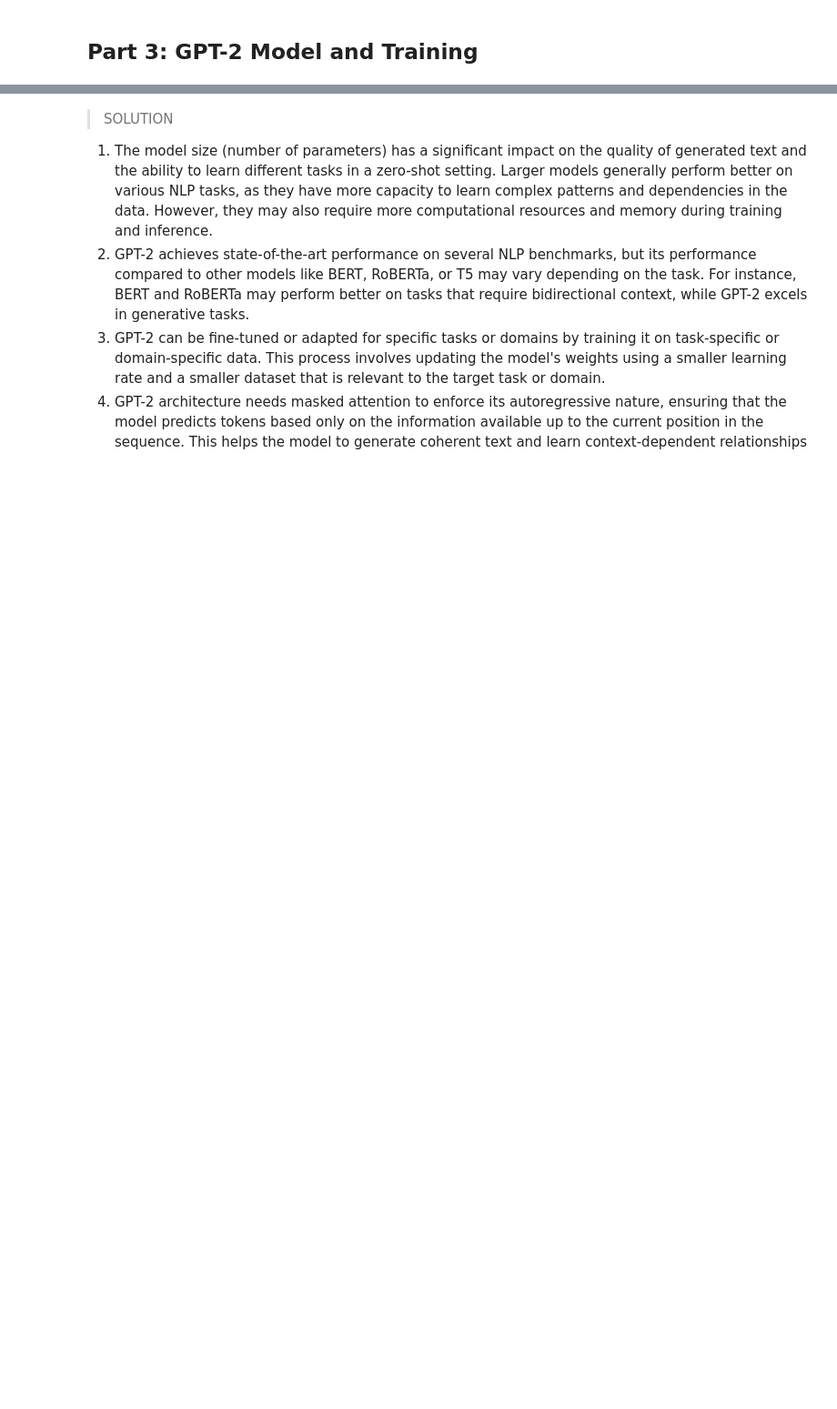
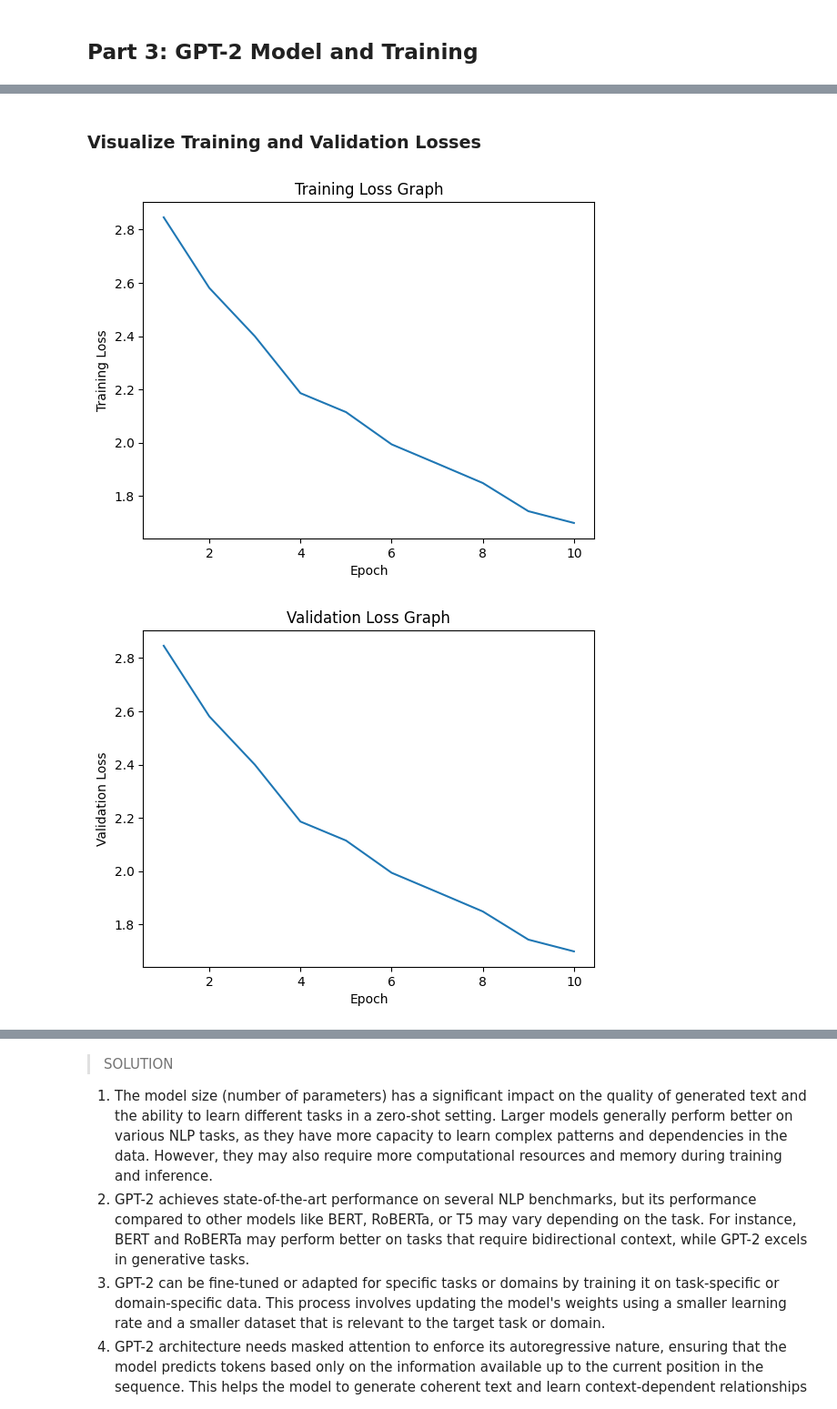
Before and after one commit to KevinLiu819/CS182_FP_Student, a Jupyter notebook: nanogpt.ipynb, the cells around one changed output, grey strips where cells are left out. Shown: that part at 91% size. Drawn from its saved outputs; the diff is of its cells as text; code cells hidden in the pictures; blank space fills up the shorter version.

Commit message:
Added train shakespeare and fixed transformer layer test cases

```diff
--- a/nanogpt.ipynb
+++ b/nanogpt.ipynb
@@ -311,7 +325,7 @@ class MultiHeadAttention(nn.Module):
         # raise NotImplementedError()
         _, _, seq_len, d_head = Q.shape
         weights = Q @ K.transpose(-2, -1) / (d_head ** 0.5)
-        mask = torch.tril(torch.ones(seq_len, seq_len))
+        mask = torch.tril(torch.ones((seq_len, seq_len), device=Q.device))
         masked_weights = weights.masked_fill(mask == 0, float('-inf'))
         return nn.functional.softmax(masked_weights, -1) @ V
 
@@ -535,0 +653,12 @@ def train_gpt(model, optimizer, criterion, dataloader, epochs: int, device='cpu'
+# %%
+# MODIFY CODE HERE
+batch_size = 64 # 32
+vocab_size = 65 # 65
+d_model = 384 # 256
+n_layers = 6 # 1
+n_heads = 6 # 4
+dropout = 0.2 # 0.1
+block_size = 100 # 8
+epochs = 10 # 10
+weight_decay = 1e-3 # 1e-4
+learning_rate = 3e-4 # 1e-4
@@ -535,0 +667,17 @@ def train_gpt(model, optimizer, criterion, dataloader, epochs: int, device='cpu'
+# %%
+# Initialize model
+model = GPT2(vocab_size, d_model, n_layers, n_heads, block_size, dropout)
+optimizer = torch.optim.AdamW(model.parameters(), lr=learning_rate, weight_decay=weight_decay)
+train_dataset = ShakespeareDataset(batch_size, block_size, True)
+train_dataloader = torch.utils.data.DataLoader(train_dataset, batch_size=batch_size, shuffle=True)
+val_dataset = ShakespeareDataset(batch_size, block_size, False)
+val_dataloader = torch.utils.data.DataLoader(train_dataset, batch_size=batch_size, shuffle=True)
+device = torch.device('cuda') if torch.cuda.is_available() else torch.device('cpu')
+model.to(device)
+
+# Train and test model
+train_losses, val_losses = train_gpt(model, optimizer, train_dataloader, val_dataloader, epochs, device)
+final_loss = val_losses[-1]
+
+# Save for autograder
+submitter.submission_data["Shakespeare"] = final_loss
@@ -535,0 +695,19 @@ def train_gpt(model, optimizer, criterion, dataloader, epochs: int, device='cpu'
+# %% [markdown]
+### Visualize Training and Validation Losses
+# %%
+# Training Loss Graph
+plt.plot(np.arange(1, epochs + 1), train_losses)
+plt.title("Training Loss Graph")
+plt.xlabel("Epoch")
+plt.ylabel("Training Loss")
+plt.show()
+
+# Validation Loss Graph
+plt.plot(np.arange(1, epochs + 1), train_losses)
+plt.title("Validation Loss Graph")
+plt.xlabel("Epoch")
+plt.ylabel("Validation Loss")
+plt.show()
+# %% [output]
+[figure, added]
+[figure, added]
```
Also changed, not shown: parts of 37 cells of this notebook, 6 other files.
